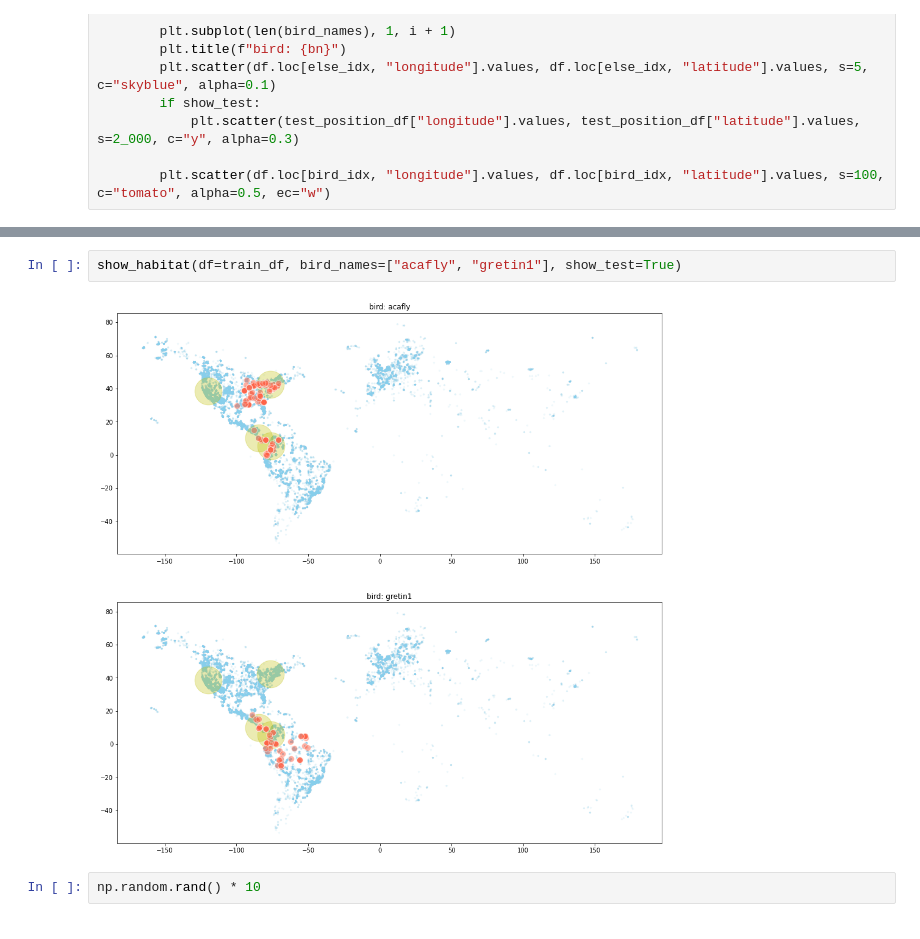
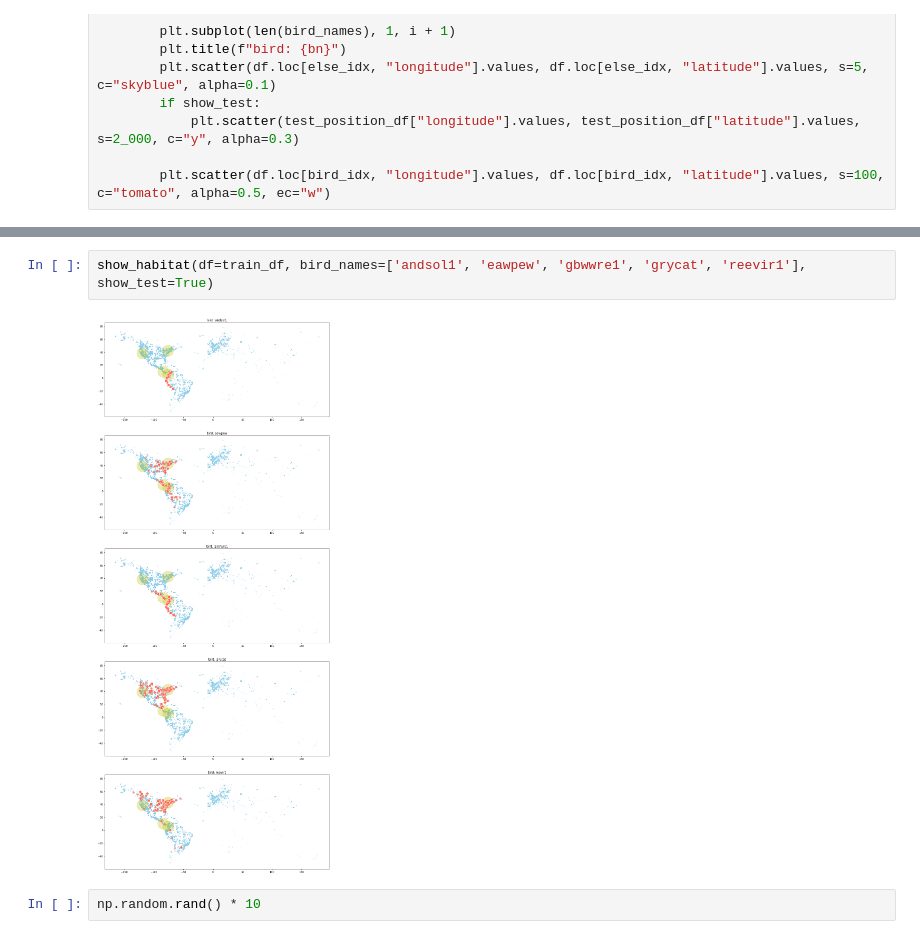
Before and after one commit to Naoki1101/kaggle-birdcall2021, a Jupyter notebook: notebooks/EDA_birds_place.ipynb, the cells around one changed output, grey strips where cells are left out. Saved outputs shown, nothing was run; the diff lists cells and outputs as text.

```diff
--- a/notebooks/EDA_birds_place.ipynb
+++ b/notebooks/EDA_birds_place.ipynb
@@ -36,7 +52,7 @@ def show_habitat(df, bird_names: list, show_test=False):
 # %%
-show_habitat(df=train_df, bird_names=["acafly", "gretin1"], show_test=True)
+show_habitat(df=train_df, bird_names=['andsol1', 'eawpew', 'gbwwre1', 'grycat', 'reevir1'], show_test=True)
 # %% [output]
-[figure, old version]
+[figure, new version]
 # %%
 np.random.rand() * 10
 # %% [output]
```
Also changed, not shown: parts of 1 cell of this notebook, 32 other files.
